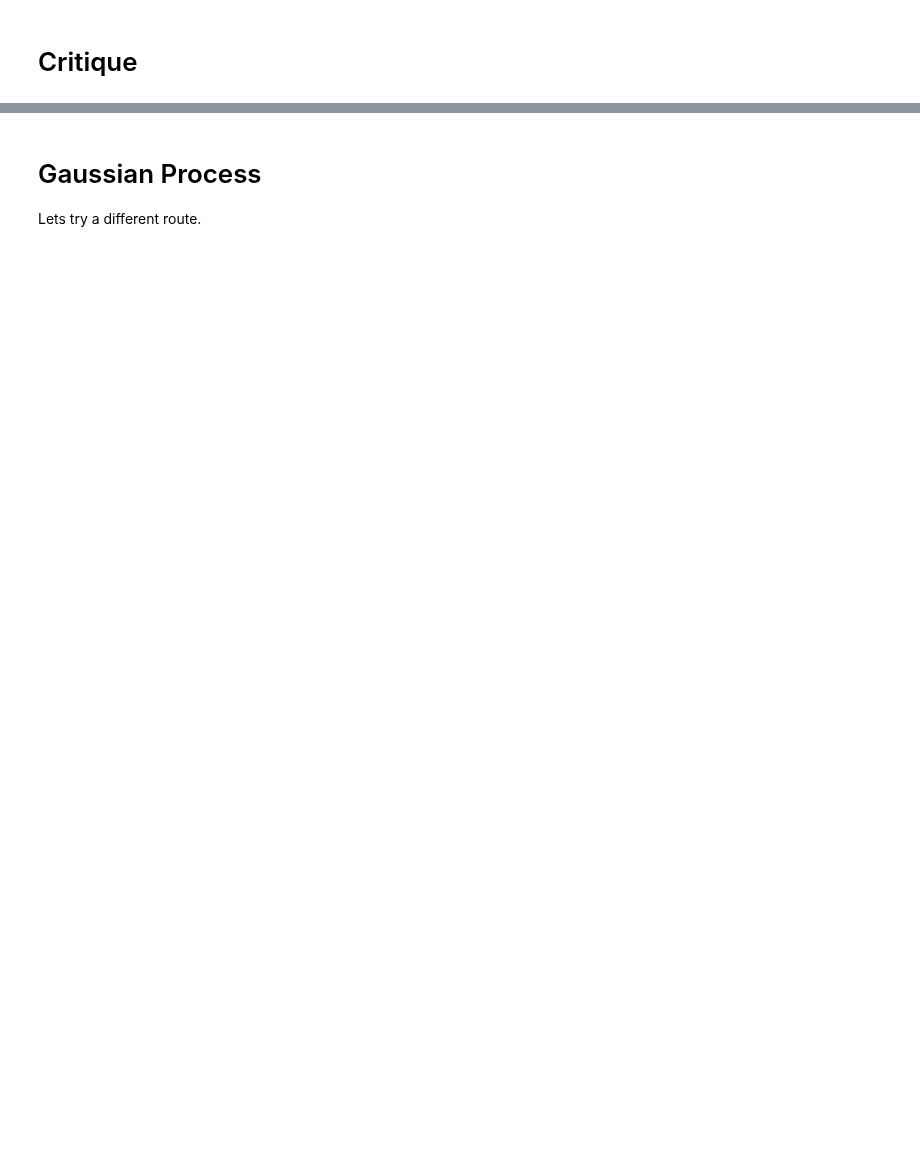
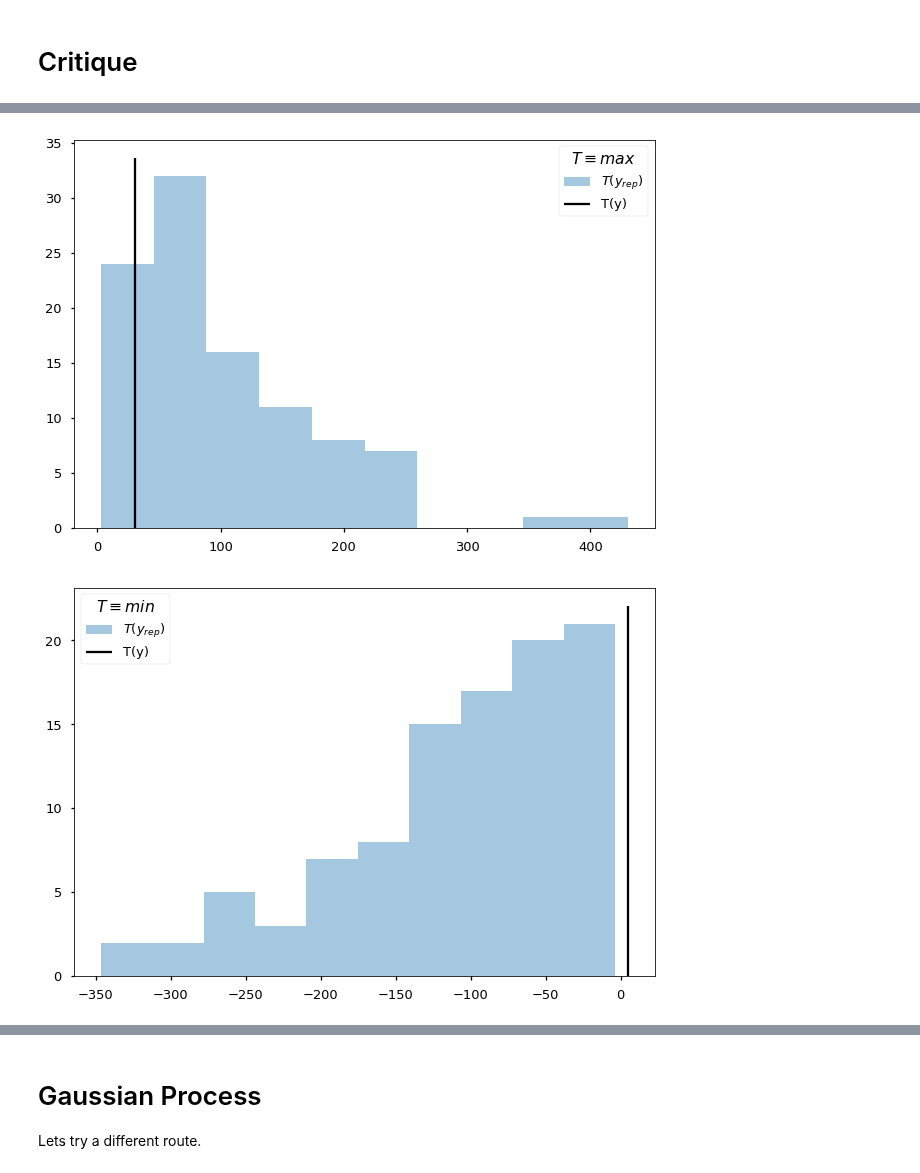
Before and after one commit to colby-j-wise/Probabilistic_Programming, a Jupyter notebook: FinalProject.ipynb, the cells around one changed output, grey strips where cells are left out. Saved outputs shown, nothing was run; the diff lists cells and outputs as text; code cells hidden in the pictures; blank space fills up the shorter version.

```diff
--- a/FinalProject.ipynb
+++ b/FinalProject.ipynb
@@ -126,0 +133,41 @@ On average we have an absolute error of about 5:30 for each trip and the overall
+# %%
+def T_max(data_dict, latent_vars_dict):
+    return tf.reduce_max(data_dict[y_glm_posterior_predictive])
+def T_min(data_dict, latent_vars_dict):
+    return tf.reduce_min(data_dict[y_glm_posterior_predictive])
+def T_mean(data_dict, latent_vars_dict):
+    return tf.reduce_mean(data_dict[y_glm_posterior_predictive])
+ppc_stats_max = ed.ppc(T_max,
+                             data={
+                                 X_eval: x_test_glm.as_matrix(),
+                                 y_glm_posterior_predictive: np.reshape(y_test_glm_raw.as_matrix(), (y_test_glm_raw.shape[0]))
+                             },
+                       latent_vars={w: qw, b: qb, alpha: qalpha }
+                      )
+ppc_stats_min = ed.ppc(T_min,
+                             data={
+                                 X_eval: x_test_glm.as_matrix(),
+                                 y_glm_posterior_predictive: np.reshape(y_test_glm_raw.as_matrix(), (y_test_glm_raw.shape[0]))
+                             },
+                       latent_vars={w: qw, b: qb, alpha: qalpha }
+                      )
+ppc_stats_mean = ed.ppc(T_mean,
+                             data={
+                                 X_eval: x_test_glm.as_matrix(),
+                                 y_glm_posterior_predictive: np.reshape(y_test_glm_raw.as_matrix(), (y_test_glm_raw.shape[0]))
+                             },
+                       latent_vars={w: qw, b: qb, alpha: qalpha }
+                      )
+
+ed.ppc_stat_hist_plot(ppc_stats_max[1][1], ppc_stats_max[0], stat_name=r'$T \equiv max$',
+    bins=10)
+plt.show()
+ed.ppc_stat_hist_plot(ppc_stats_min[1][1], ppc_stats_min[0], stat_name=r'$T \equiv min$',
+    bins=10)
+plt.show()
+ed.ppc_stat_hist_plot(ppc_stats_mean[1][1], ppc_stats_mean[0], stat_name=r'$T \equiv mean$',
+    bins=10)
+plt.show()
+# %% [output]
+[figure, added]
+[figure, added]
```
Also changed, not shown: parts of 19 cells of this notebook, 3 other files.
